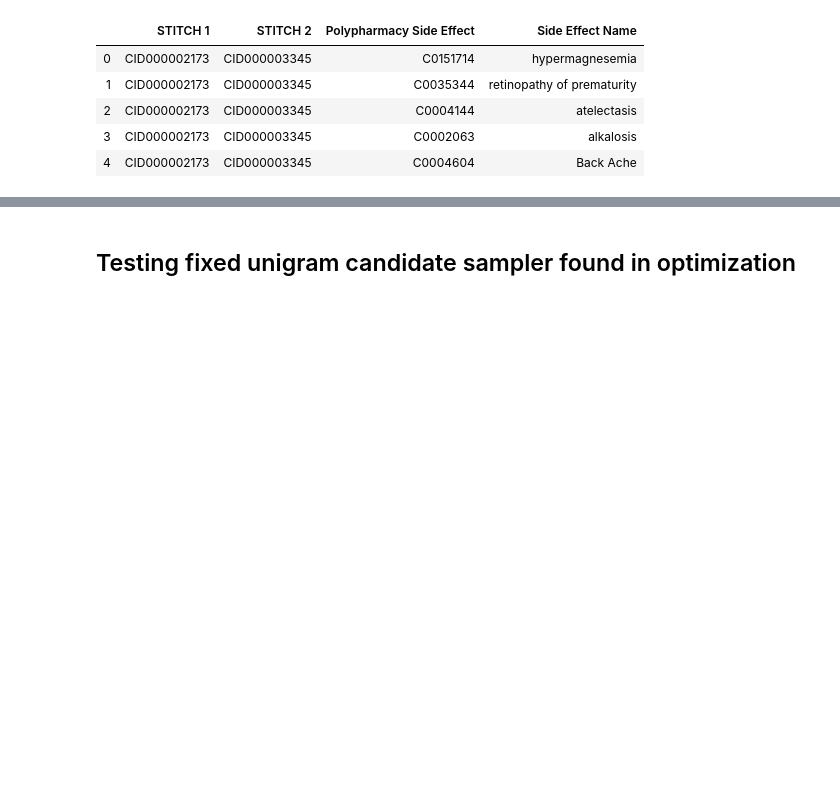
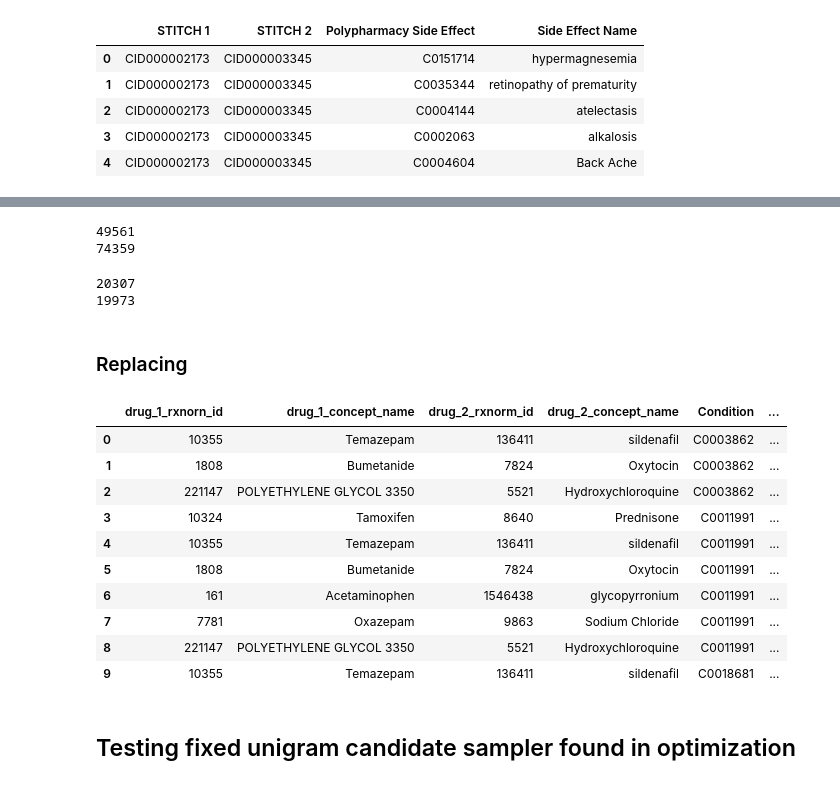
Before and after one commit to diitaz93/Master-Thesis, a Jupyter notebook: sandbox.ipynb, the cells around one changed output, grey strips where cells are left out. Cells and saved outputs as stored; diff of their text form; code cells hidden in the pictures; blank space fills up the shorter version.

```diff
--- a/sandbox.ipynb
+++ b/sandbox.ipynb
@@ -72,0 +120,59 @@ DF
+# %%
+# Dictionary that translates UMLS CUIs to MedDRA IDs
+umls2meddra = defaultdict(set)
+for se in map_se.index:
+    umls2meddra[map_se.loc[se,'UMLS']] = map_se.loc[se,'MedDRA']
+# Dictionary that translates MedDRA IDs to UMLS CUIs
+meddra2umls = defaultdict(set)
+for se in map_se.index:
+    meddra2umls[map_se.loc[se,'MedDRA']] = map_se.loc[se,'UMLS']
+# Dictionary that translates UMLS CUIs to name
+names = map_se[map_se['kind'].str.match('PT',na=False)].reset_index(drop=True)
+print(len(names.index))
+UMLS2names = {}
+for se in names.index:
+    UMLS2names[names.loc[se,'UMLS']] = names.loc[se,'name']
+# Verify numbers
+print(len(umls2meddra))
+print(len(meddra2umls))
+print(len(UMLS2names))
+# %% [output]
+49561
+74359
+# %%
+# Dictionary that translates UMLS CUIs to name
+names = map_se[map_se['kind'].str.match('PT',na=False)].reset_index(drop=True)
+print(len(names.index))
+UMLS2names = {}
+for se in names.index:
+    UMLS2names[names.loc[se,'UMLS']] = names.loc[se,'name']
+print(len(UMLS2names))
+# %% [output]
+20307
+19973
+# %% [markdown]
+### Replacing
+# %%
+ids = []
+for i in DF['condition_meddra_id']:
+    ids.append(meddra2umls[i])
+DF['Condition'] = ids
+DF = DF.drop(columns=['condition_meddra_id'])
+name_list = []
+for i in DF['Condition']:
+    name_list.append(UMLS2names[i])
+DF['Condition_name'] = name_list
+DF = DF.drop(columns=['condition_concept_name'])
+DF.head(10)
+# %% [output]
+|  | drug_1_rxnorn_id | drug_1_concept_name | drug_2_rxnorm_id | drug_2_concept_name | Condition | ... |
+| 0 | 10355 | Temazepam | 136411 | sildenafil | C0003862 | ... |
+| 1 | 1808 | Bumetanide | 7824 | Oxytocin | C0003862 | ... |
+| 2 | 221147 | POLYETHYLENE GLYCOL 3350 | 5521 | Hydroxychloroquine | C0003862 | ... |
+| 3 | 10324 | Tamoxifen | 8640 | Prednisone | C0011991 | ... |
+| 4 | 10355 | Temazepam | 136411 | sildenafil | C0011991 | ... |
+| 5 | 1808 | Bumetanide | 7824 | Oxytocin | C0011991 | ... |
+| 6 | 161 | Acetaminophen | 1546438 | glycopyrronium | C0011991 | ... |
+| 7 | 7781 | Oxazepam | 9863 | Sodium Chloride | C0011991 | ... |
+| 8 | 221147 | POLYETHYLENE GLYCOL 3350 | 5521 | Hydroxychloroquine | C0011991 | ... |
+| 9 | 10355 | Temazepam | 136411 | sildenafil | C0018681 | ... |
```
Also changed, not shown: parts of 20 cells of this notebook, 4 other files.
